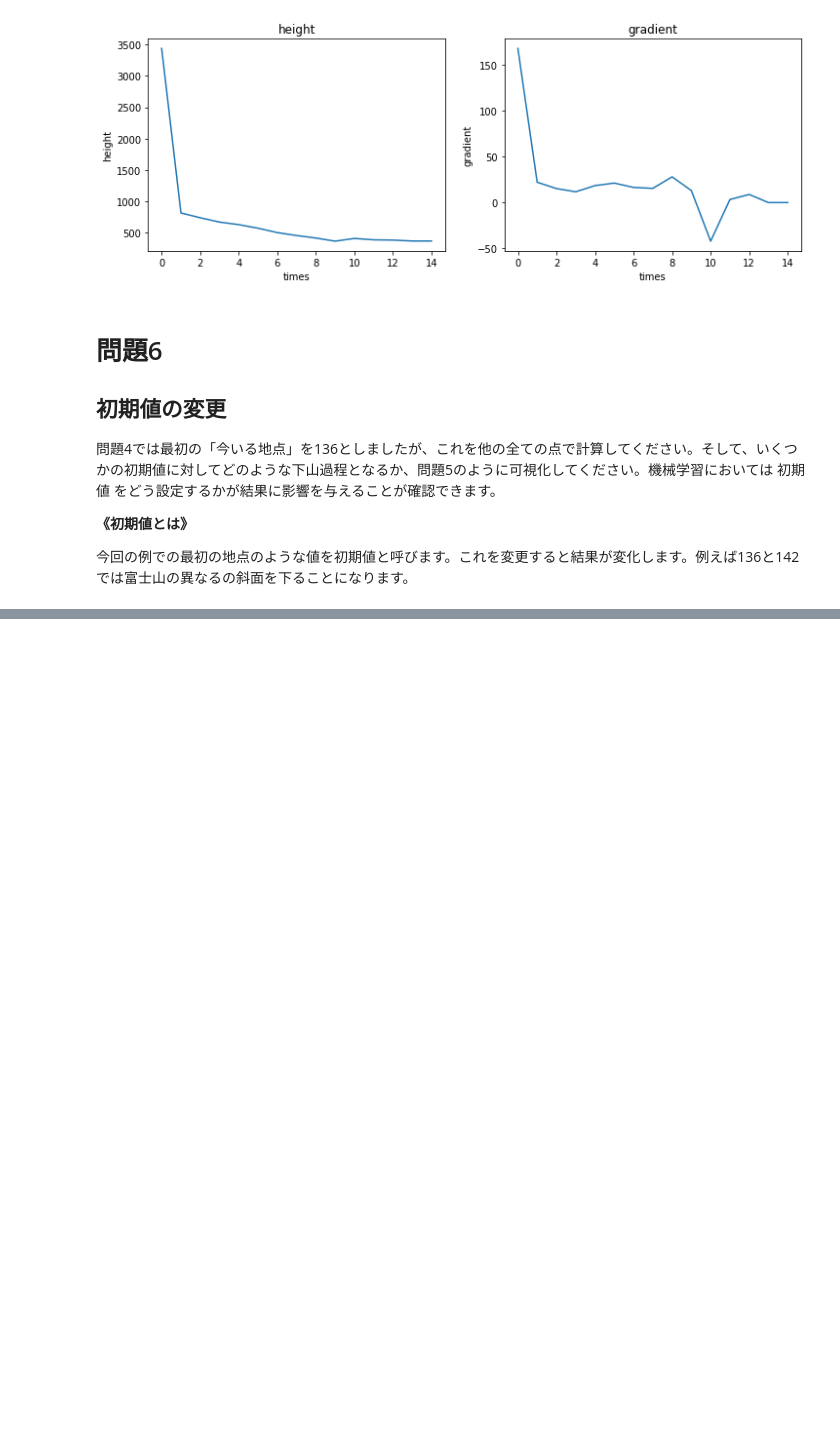
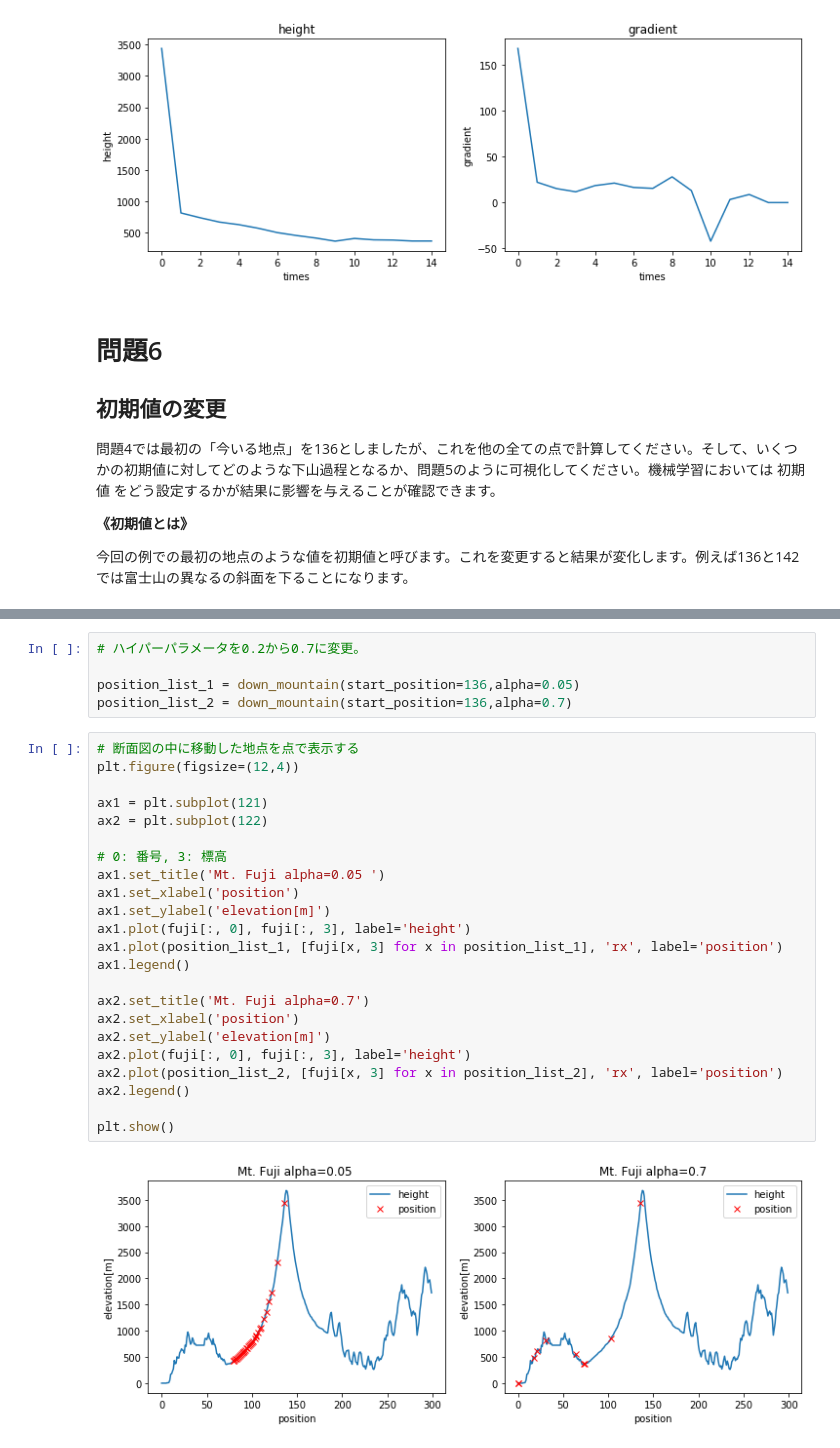
Before and after one commit to Mishiba-Toshihiro/diveintocode-ml, a Jupyter notebook: Week2 授業課題2 富士下山問題.ipynb, the cells around one changed output, grey strips where cells are left out. Cells and saved outputs as stored; diff of their text form; blank space fills up the shorter version.

```diff
--- a/Week2 授業課題2 富士下山問題.ipynb
+++ b/Week2 授業課題2 富士下山問題.ipynb
@@ -221,0 +229,30 @@ plt.show()
+# %%
+# ハイパーパラメータを0.2から0.7に変更。
+
+position_list_1 = down_mountain(start_position=136,alpha=0.05)
+position_list_2 = down_mountain(start_position=136,alpha=0.7)
+# %%
+# 断面図の中に移動した地点を点で表示する
+plt.figure(figsize=(12,4))
+
+ax1 = plt.subplot(121)
+ax2 = plt.subplot(122)
+
+# 0: 番号, 3: 標高
+ax1.set_title('Mt. Fuji alpha=0.05 ')
+ax1.set_xlabel('position')
+ax1.set_ylabel('elevation[m]')
+ax1.plot(fuji[:, 0], fuji[:, 3], label='height')
+ax1.plot(position_list_1, [fuji[x, 3] for x in position_list_1], 'rx', label='position')
+ax1.legend()
+
+ax2.set_title('Mt. Fuji alpha=0.7')
+ax2.set_xlabel('position')
+ax2.set_ylabel('elevation[m]')
+ax2.plot(fuji[:, 0], fuji[:, 3], label='height')
+ax2.plot(position_list_2, [fuji[x, 3] for x in position_list_2], 'rx', label='position')
+ax2.legend()
+
+plt.show()
+# %% [output]
+[figure, added]
```
Also changed, not shown: parts of 4 cells of this notebook.
